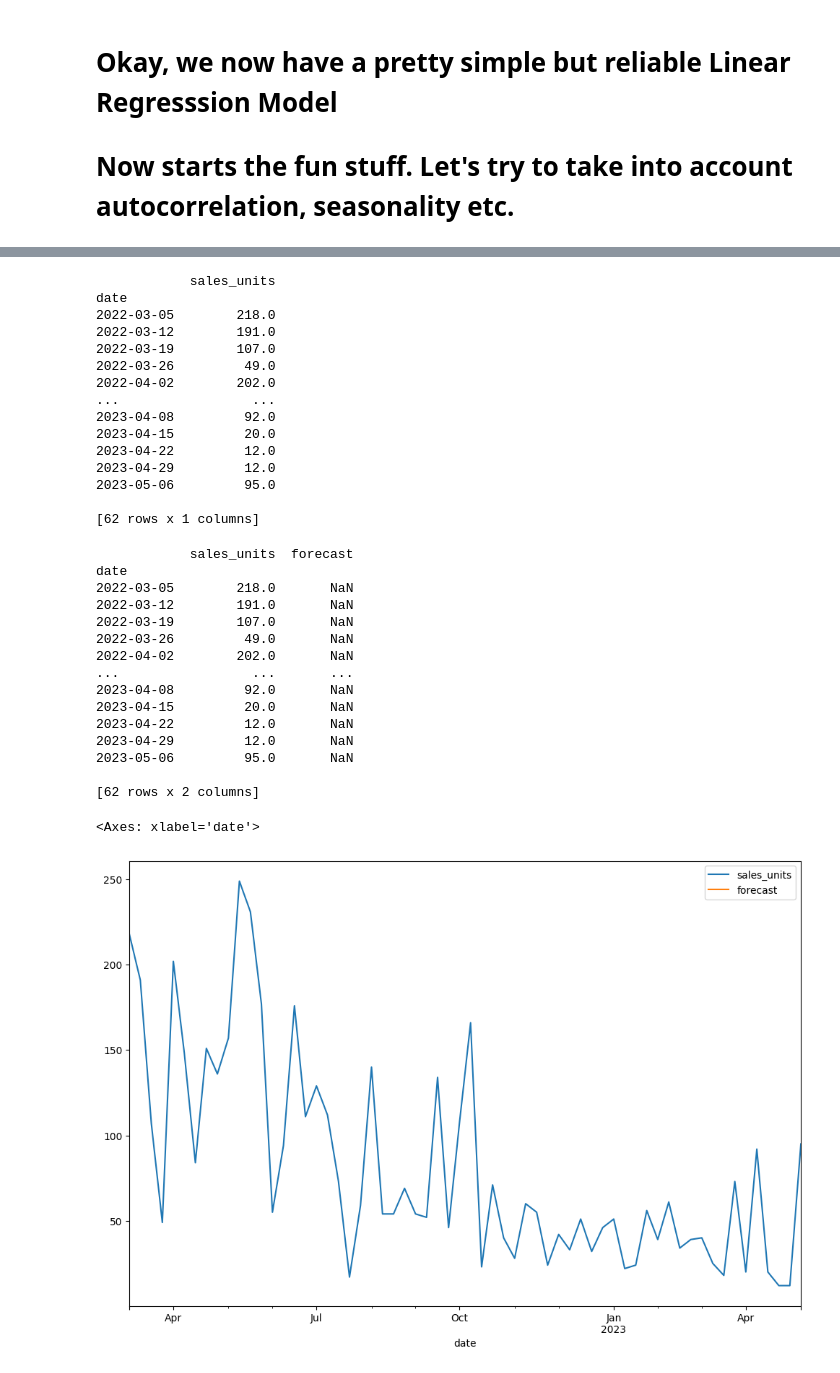
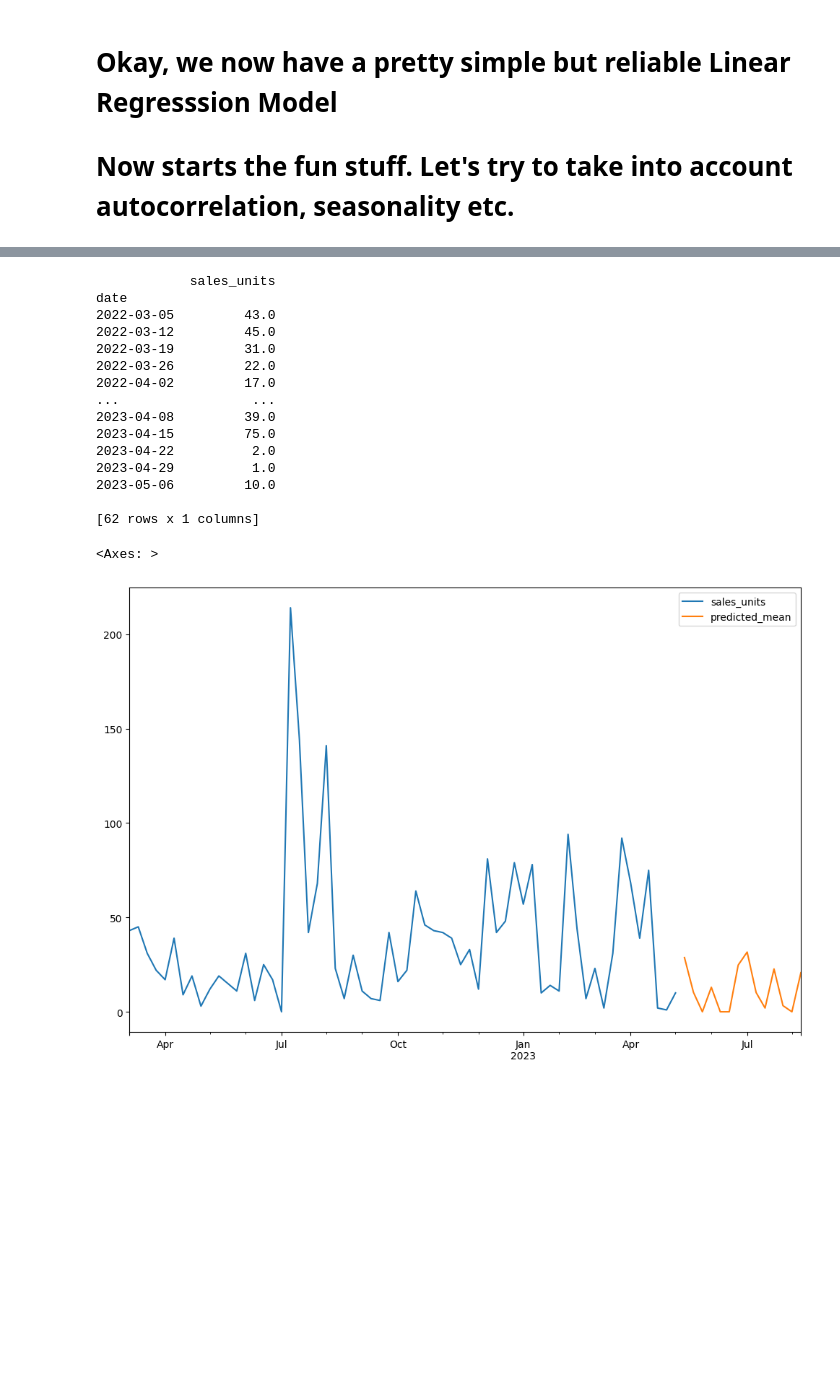
Before and after one commit to josalhor/hp-stock, a Jupyter notebook: pred.ipynb, the cells around one changed output, grey strips where cells are left out. Cells and saved outputs as stored; diff of their text form; code cells hidden in the pictures; blank space fills up the shorter version.

```diff
--- a/pred.ipynb
+++ b/pred.ipynb
@@ -553,7 +565,7 @@ def test_stationarity(timeseries, window=8):
     print(dfoutput)
 
 
-station_test = train[(train['product_number'] == 247737) & (train['date'] >= CONSIDER_FROM)]
+station_test = train[(train['product_number'] == 25662) & (train['date'] >= CONSIDER_FROM)]
 station_test = station_test.groupby('date').agg({'sales_units': 'sum'})
 
 test_stationarity(station_test['sales_units'])
@@ -608,7 +620,10 @@ fig = plot_pacf(timeseries.iloc[LOOKBACK:], lags=23, ax=ax2)
 # %%
 from statsmodels.tsa.arima.model import ARIMA
 
-mod = ARIMA(station_test['sales_units'], trend='n', order=(1,1,1), seasonal_order=(1,1,1,10))
+ORDER = (1, 1, 0)
+SEASONAL_ORDER = (1, 1, 1, 10)
+
+mod = ARIMA(station_test['sales_units'], trend='n', order=ORDER, seasonal_order=SEASONAL_ORDER)
 results = mod.fit()
 print(results.summary())
 # %% [output]
@@ -641,43 +656,35 @@ print(station_test)
 # %% [output]
             sales_units
 date
-2022-03-05        218.0
-2022-03-12        191.0
-2022-03-19        107.0
-2022-03-26         49.0
-2022-04-02        202.0
+2022-03-05         43.0
+2022-03-12         45.0
+2022-03-19         31.0
+2022-03-26         22.0
+2022-04-02         17.0
 ...                 ...
-2023-04-08         92.0
-2023-04-15         20.0
-2023-04-22         12.0
-2023-04-29         12.0
-2023-05-06         95.0
+2023-04-08         39.0
+2023-04-15         75.0
+2023-04-22          2.0
+2023-04-29          1.0
+2023-05-06         10.0
 
 [62 rows x 1 columns]
 # %%
+PREDICT_FROM = len(station_test)
+PREDICT_TO = PREDICT_FROM + PREDICT_WEEKS
 
+prediction = results.predict(start = PREDICT_FROM, end= PREDICT_TO, dynamic= True)
 
-prediction = results.predict(start = 62, end= 62+13, dynamic= True)
+# Minimum 0 on prediction
+
+prediction[prediction < 0] = 0
 
 # Append predictions to test data as forecast column in new rows
 # We cannot directly assign to test['forecast'] because the length of the forecast is different from the length of the test data
 
 # station_test[['sales_units', 'forecast']].plot(figsize=(12, 8))
+
+pd.concat([station_test, prediction], axis=1).plot(figsize=(12, 8))
 # %% [output]
-            sales_units  forecast
-date
-2022-03-05        218.0       NaN
-2022-03-12        191.0       NaN
-2022-03-19        107.0       NaN
-2022-03-26         49.0       NaN
-2022-04-02        202.0       NaN
-...                 ...       ...
-2023-04-08         92.0       NaN
-2023-04-15         20.0       NaN
-2023-04-22         12.0       NaN
-2023-04-29         12.0       NaN
-2023-05-06         95.0       NaN
-
-[62 rows x 2 columns]
+<Axes: >
-<Axes: xlabel='date'>
-[figure, old version]
+[figure, new version]
```
Also changed, not shown: parts of 10 cells of this notebook, 2 other files.
